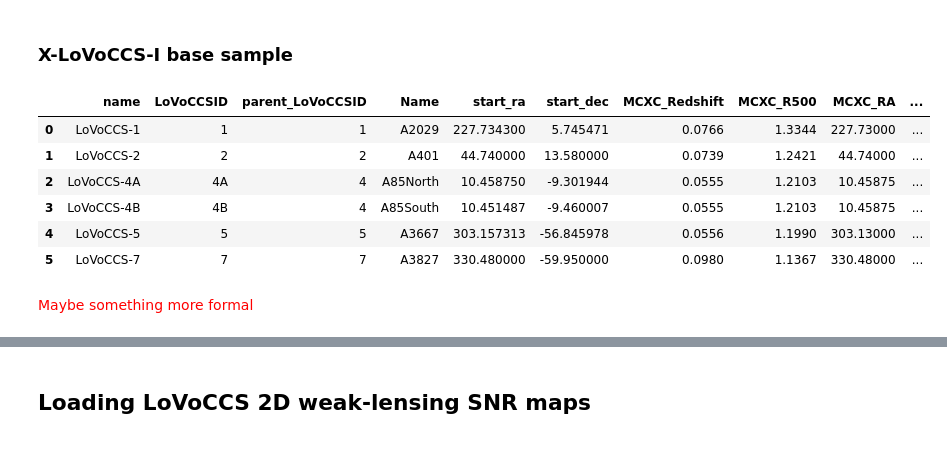
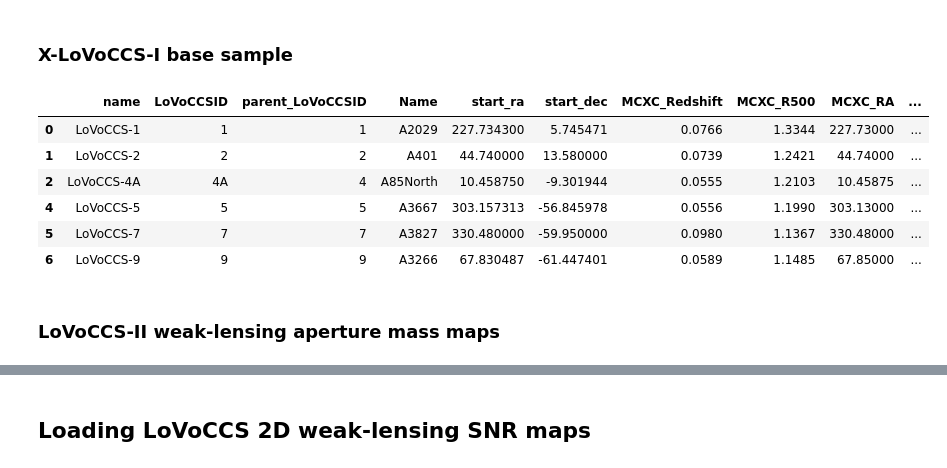
Before and after one commit to LoVoCCS/X-LoVoCCS-Analyses, a Jupyter notebook: notebooks/property_maps/general_xray_wl_apmass_corr.ipynb, the cells around one changed output, grey strips where cells are left out. Cells and saved outputs as stored; diff of their text form; code cells hidden in the pictures.

```diff
--- a/notebooks/property_maps/general_xray_wl_apmass_corr.ipynb
+++ b/notebooks/property_maps/general_xray_wl_apmass_corr.ipynb
@@ -210,12 +213,14 @@ Important considerations for this dataset:
 # %%
 xlovoccs_base = pd.read_csv("../../sample_files/X-LoVoCCSI.csv")
 xlovoccs_base.insert(0, 'name', xlovoccs_base['LoVoCCSID'].apply(lambda x: "LoVoCCS-" + str(x)))
-xlovoccs_base.head(6)
+
+xlovoccs_parent_base = xlovoccs_base.drop_duplicates('parent_LoVoCCSID')
+xlovoccs_parent_base.head(6)
 # %% [output]
 |  | name | LoVoCCSID | parent_LoVoCCSID | Name | start_ra | start_dec | MCXC_Redshift | MCXC_R500 | MCXC_RA | ... |
 | 0 | LoVoCCS-1 | 1 | 1 | A2029 | 227.734300 | 5.745471 | 0.0766 | 1.3344 | 227.73000 | ... |
 | 1 | LoVoCCS-2 | 2 | 2 | A401 | 44.740000 | 13.580000 | 0.0739 | 1.2421 | 44.74000 | ... |
 | 2 | LoVoCCS-4A | 4A | 4 | A85North | 10.458750 | -9.301944 | 0.0555 | 1.2103 | 10.45875 | ... |
-| 3 | LoVoCCS-4B | 4B | 4 | A85South | 10.451487 | -9.460007 | 0.0555 | 1.2103 | 10.45875 | ... |
 | 4 | LoVoCCS-5 | 5 | 5 | A3667 | 303.157313 | -56.845978 | 0.0556 | 1.1990 | 303.13000 | ... |
 | 5 | LoVoCCS-7 | 7 | 7 | A3827 | 330.480000 | -59.950000 | 0.0980 | 1.1367 | 330.48000 | ... |
+| 6 | LoVoCCS-9 | 9 | 9 | A3266 | 67.830487 | -61.447401 | 0.0589 | 1.1485 | 67.85000 | ... |
@@ -222,3 +229,3 @@ xlovoccs_base.head(6)
 # %% [markdown]
-<span style="color:red">Maybe something more formal</span>
+### LoVoCCS-II weak-lensing aperture mass maps
 # %%
```
Also changed, not shown: parts of 48 cells of this notebook.
